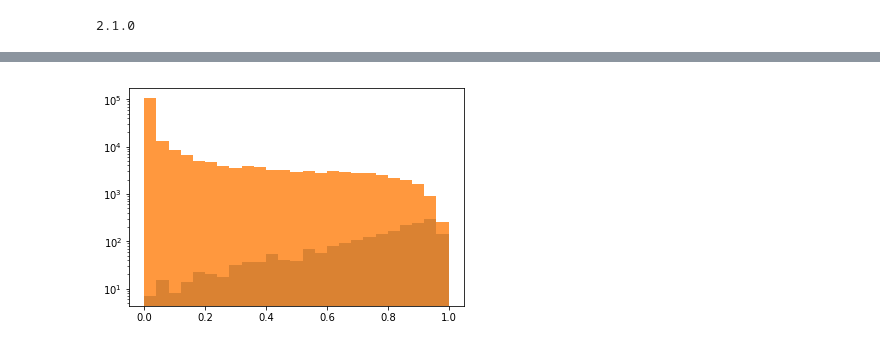
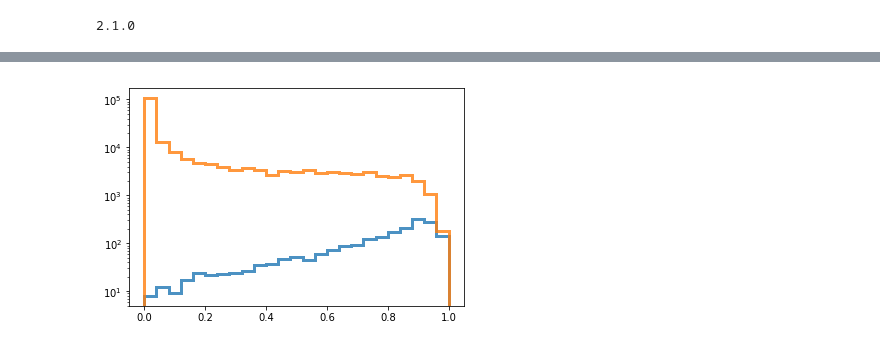
Before and after one commit to talismanbrandi/bbh-NLO, a Jupyter notebook: bbh-BDT/hbb-BDT-DNN-1b.ipynb, the cells around one changed output, grey strips where cells are left out. Drawn from its saved outputs; the diff is of its cells as text; code cells hidden in the pictures.

Commit message:
plot modifications

```diff
--- a/bbh-BDT/hbb-BDT-DNN-1b.ipynb
+++ b/bbh-BDT/hbb-BDT-DNN-1b.ipynb
@@ -270,14 +271,14 @@ Testing set accuracy for background: 85.44%
 # %%
 test_predictions_sig = model.predict(df_sig_test.sample(n=weight_sig).reset_index(drop=True).iloc[:,:-1])[:,1]
 test_predictions_bkg = model.predict(df_bkg_test.sample(n=weight_bkg, replace=True).reset_index(drop=True).iloc[:,:-1])[:,1]
 
 
 plt.figure()
-plt.hist(test_predictions_sig, bins=np.arange(0, 1 + 0.04, 0.04), alpha=0.8)
-plt.hist(test_predictions_bkg, bins=np.arange(0, 1 + 0.04, 0.04), alpha=0.8)
+plt.hist(test_predictions_sig, bins=np.arange(0, 1 + 0.04, 0.04), alpha=0.8, histtype='step', linewidth=3)
+plt.hist(test_predictions_bkg, bins=np.arange(0, 1 + 0.04, 0.04), alpha=0.8, histtype='step', linewidth=3)
 plt.yscale('log')
 # %% [output]
-[figure, old version]
+[figure, new version]
 # %%
 NN_n_sig = len(np.where(test_predictions_sig > 0.9)[0])
 NN_n_bkg = len(np.where(test_predictions_bkg > 0.9)[0])
```
Also changed, not shown: parts of 9 cells of this notebook, 1 other file.
